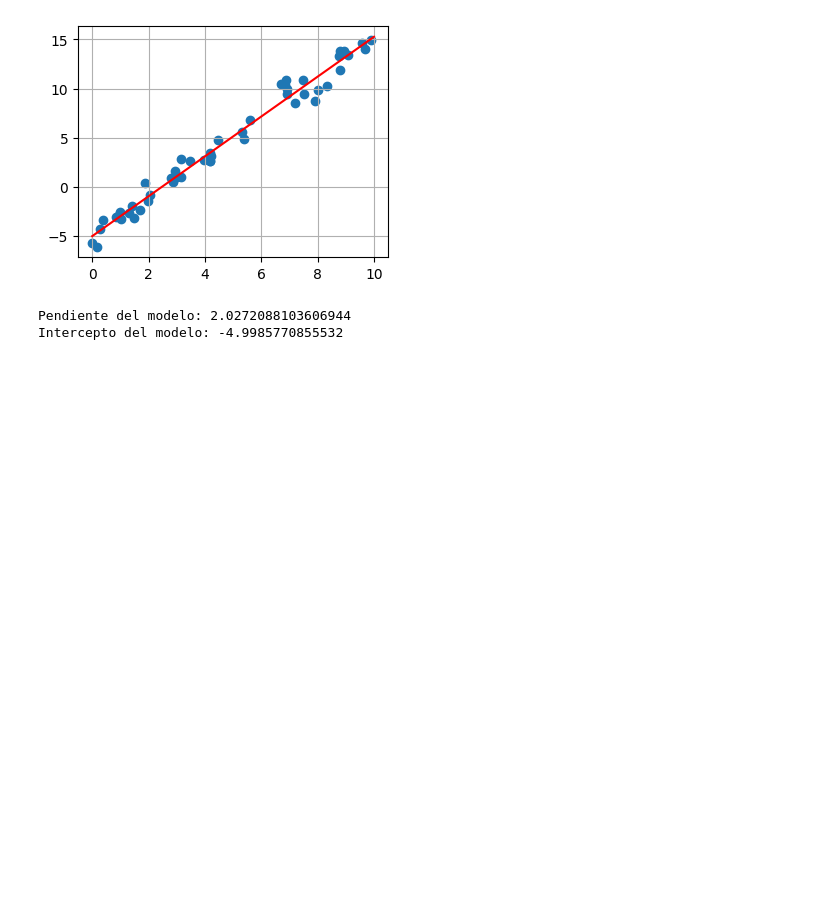
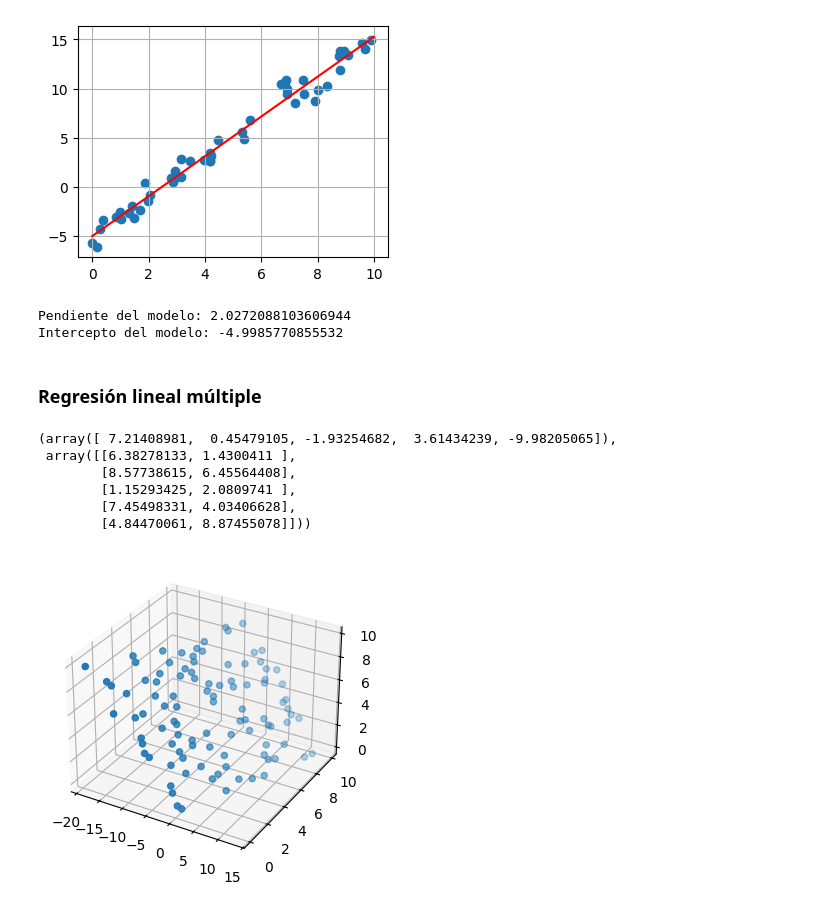
Before and after one commit to julihdez36/Metodos_estadisticos, a Jupyter notebook: Regresion lineal.ipynb, the cells around one changed output. Drawn from its saved outputs; the diff is of its cells as text; code cells hidden in the pictures; blank space fills up the shorter version.

```diff
--- a/Regresion lineal.ipynb
+++ b/Regresion lineal.ipynb
@@ -51,3 +53,26 @@ print(f'Intercepto del modelo: {model.intercept_}')
 # %% [output]
 Pendiente del modelo: 2.0272088103606944
 Intercepto del modelo: -4.9985770855532
+# %% [markdown]
+### Regresión lineal múltiple
+# %%
+X = 10 * rng.rand(100, 2)
+y = 0.5 + np.dot(X, [1.5, -2.]) # coeficientes beta
+
+y[:5],X[:5]
+# %% [output]
+(array([ 7.21408981,  0.45479105, -1.93254682,  3.61434239, -9.98205065]),
+ array([[6.38278133, 1.4300411 ],
+        [8.57738615, 6.45564408],
+        [1.15293425, 2.0809741 ],
+        [7.45498331, 4.03406628],
+        [4.84470061, 8.87455078]]))
+# %%
+from mpl_toolkits.mplot3d import Axes3D
+
+fig = plt.figure(figsize=(5, 4))
+ax = fig.add_subplot(111, projection='3d')
+ax.scatter(y, X[:, 0], X[:, 1])
+plt.show()
+# %% [output]
+[figure, added]
```
Also changed, not shown: parts of 21 cells of this notebook, 2 other files.
